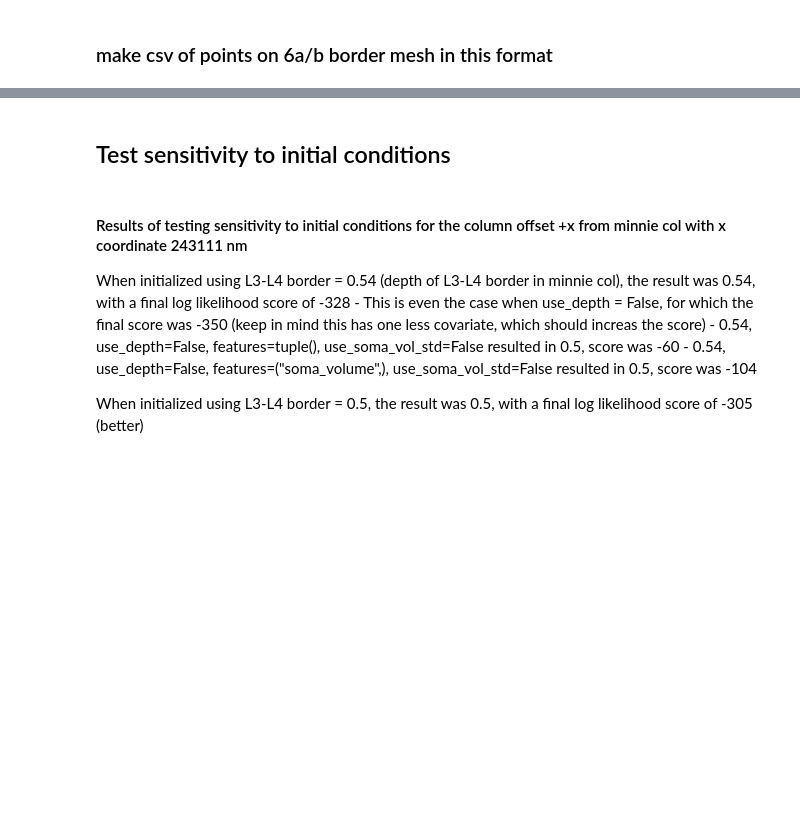
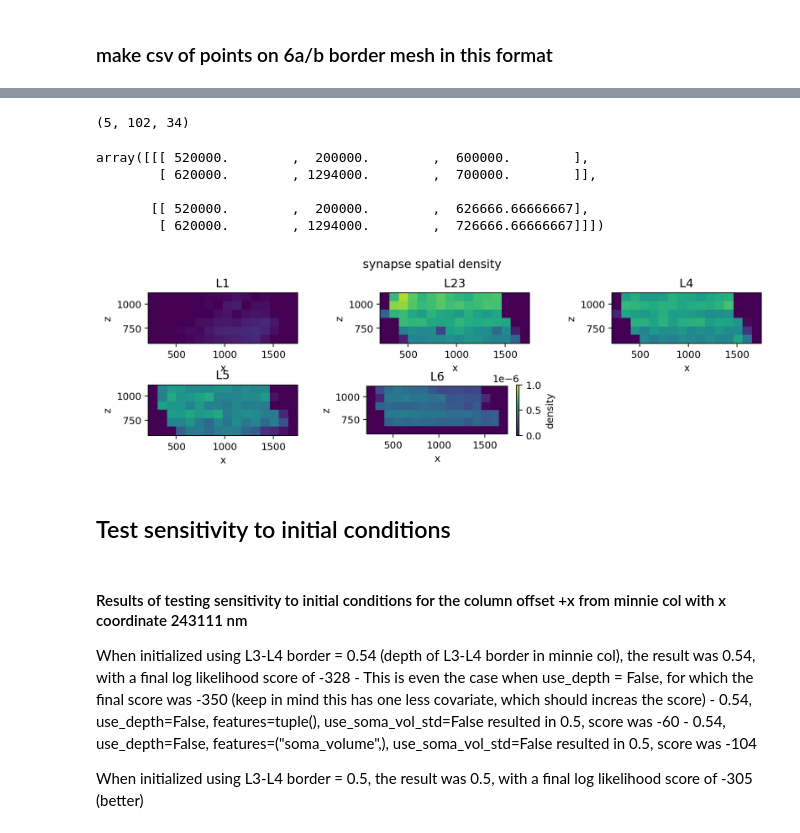
Before and after one commit to AllenInstitute/cortical-layers, a Jupyter notebook: example-layer-analysis.ipynb, the cells around one changed output, grey strips where cells are left out. Drawn from its saved outputs; the diff is of its cells as text; code cells hidden in the pictures; blank space fills up the shorter version.

```diff
--- a/example-layer-analysis.ipynb
+++ b/example-layer-analysis.ipynb
@@ -409,0 +410,6 @@ with open(f"mesh_points{name}.csv", "w") as f:
+# %%
+datastack_name = "minnie65_phase3_v1"
+client = CAVEclient(datastack_name)
+resolution = np.array([4., 4., 40.])  # nm per voxel
+syns = client.materialize.query_table("synapses_pni_2", limit=10, split_positions=True)
+syns
@@ -409,0 +429,24 @@ with open(f"mesh_points{name}.csv", "w") as f:
+# %%
+data_bounds_vx = [[52_770, 60_616, 14_850], [437_618, 322_718, 27_858]]
+step = 5
+width_um = 20
+xwidth_vx = width_um * 1000 // 4
+zwidth_vx = width_um * 1000 // 40
+xlinspace = range(data_bounds_vx[0][0], data_bounds_vx[1][0], xwidth_vx)
+zlinspace = range(data_bounds_vx[0][2], data_bounds_vx[1][2], zwidth_vx)
+conservative_layers_vx =  [[85000,      88736 ],  # l1 top, l1 bottom
+                        [104090, 119464],  # l23 top, l23 bottom
+                        [143690, 152896],  # l4 top, l4 bottom
+                        [178807, 187132],  # l5
+                        [219636, 234825]]  # l6
+layer_names = ["L1", "L23", "L4", "L5", "L6"]
+densities = np.zeros((len(conservative_layers_vx), len(xlinspace) - 1, len(zlinspace) - 1))
+for i in range(len(conservative_layers_vx)):
+    for x in range(0, len(xlinspace) - 1, step):
+        for z in range(0, len(zlinspace) - 1, step):
+            bb = [[xlinspace[x], conservative_layers_vx[i][0], zlinspace[z]],
+                  [xlinspace[x + 1], conservative_layers_vx[i][1], zlinspace[z + 1]]]
+            syns = client.materialize.query_table("synapses_pni_2", filter_spatial_dict={"ctr_pt_position": bb}, split_positions=True)
+            vol = (bb[1][0] - bb[0][0]) * (bb[1][1] - bb[0][1]) * (bb[1][2] - bb[0][2])
+            print(i, x, z, len(syns) / vol)
+            densities[i, x, z] = len(syns) / vol
@@ -410,3 +472,29 @@ with open(f"mesh_points{name}.csv", "w") as f:
+# %%
+densities.shape
+# %% [output]
+(5, 102, 34)
+# %%
+c = LayerClassifier(data="minnie65_phase3")
+c.pred.cols_nm[0:2]
+# %% [output]
+array([[[ 520000.        ,  200000.        ,  600000.        ],
+        [ 620000.        , 1294000.        ,  700000.        ]],
+
+       [[ 520000.        ,  200000.        ,  626666.66666667],
+        [ 620000.        , 1294000.        ,  726666.66666667]]])
+# %%
+plt.figure(dpi=180, figsize=(10, 3))
+plt.suptitle("synapse spatial density")
+for i in range(len(densities)):
+    plt.subplot(2, 3, i+1)
+    plt.title(layer_names[i])
+    plt.xlabel("x")
+    plt.ylabel("z")
+    plt.imshow(densities[i, ::step, ::step].T, vmin=0, vmax=1e-6, extent=[52_770 * 4 / 1000, 437_618 * 4 / 1000, 27_858 * 40 / 1000, 14_850 * 40 / 1000])
+plt.colorbar(label="density")
+plt.tight_layout()
+# %% [output]
+[figure, added]
 # %% [markdown]
 ## Test sensitivity to initial conditions
 # %% [markdown]
```
Also changed, not shown: parts of 22 cells of this notebook, 6 other files.
